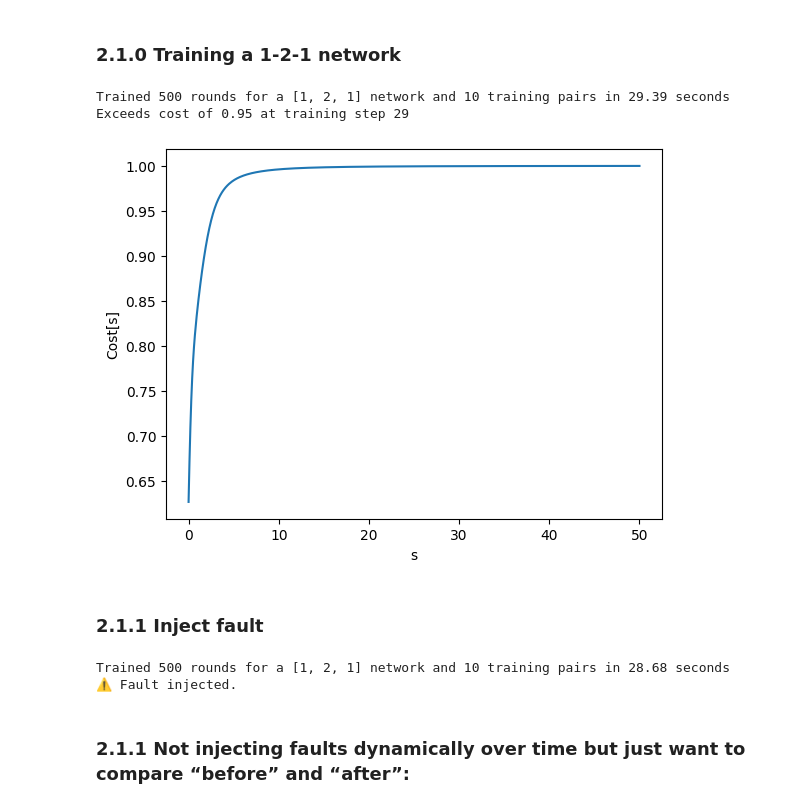
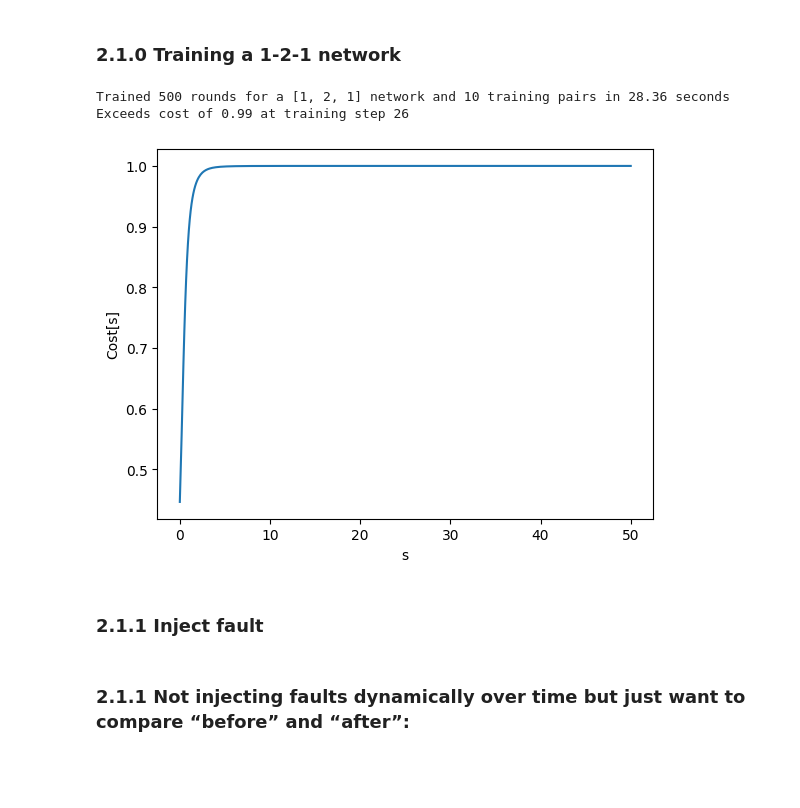
Before and after one commit to monahashemiii/QNN, a Jupyter notebook: DQNN_with_Fault_Injection.ipynb, the cells around one changed output. Saved outputs shown, nothing was run; the diff lists cells and outputs as text; code cells hidden in the pictures; blank space fills up the shorter version.

```diff
--- a/DQNN_with_Fault_Injection.ipynb
+++ b/DQNN_with_Fault_Injection.ipynb
@@ -644,21 +640,21 @@ def noisyDataTraining(qnnArch, initialUnitaries, trainingData, noisyData, lda, e
 # %%
 network121 = randomNetwork([1,2,1], 10)
 
 plotlist121, currentUnitaries, unitary_log = qnnTraining(network121[0], network121[1], network121[2], 1, 0.1, 500)
 
 for i in range(len(plotlist121[1])):
-    if plotlist121[1][i] >= 0.95:
-        print("Exceeds cost of 0.95 at training step "+str(i))
+    if plotlist121[1][i] >= 0.99:
+        print("Exceeds cost of 0.99 at training step "+str(i))
         break
 
 plt.plot(plotlist121[0], plotlist121[1])
 plt.xlabel("s")
 plt.ylabel("Cost[s]")
 plt.show()
 # %% [output]
-Trained 500 rounds for a [1, 2, 1] network and 10 training pairs in 29.39 seconds
-Exceeds cost of 0.95 at training step 29
+Trained 500 rounds for a [1, 2, 1] network and 10 training pairs in 28.36 seconds
+Exceeds cost of 0.99 at training step 26
-[figure, old version]
+[figure, new version]
 # %% [markdown]
 ### 2.1.1 Inject fault
 # %%
@@ -672,61 +668,47 @@ ep = 0.1
 
 plotlist121, currentUnitaries, unitary_log = qnnTraining(network121f[0], network121f[1], network121f[2], 1, ep, Rounds)
 
-# ---- Fault Injection ----
+# ---- Fault Definition----
 def flip_bit_in_float(val, bit):
     [d] = np.array([val], dtype=np.float32).view(np.uint32)
     d ^= 1 << bit
     return np.array([d], dtype=np.uint32).view(np.float32)[0]
 
-def inject_fault_in_unitary(unitaries, layer, unit, element, bit):
+def inject_fault_in_unitary(unitaries, layer, unit, element, bit, real):
     faulty_unitaries = unitaries.copy()
     faulty_unitaries = [layer.copy() if isinstance(layer, list) else layer for layer in unitaries]
     U = faulty_unitaries[layer][unit].full()
-    faulty_real = flip_bit_in_float(U[element[0], element[1]].real, bit)
-    U[element[0], element[1]] = faulty_real + 1j * U[element[0], element[1]].imag
+    if real == 'real':
+        faulty_real = flip_bit_in_float(U[element[0], element[1]].real, bit)
+        U[element[0], element[1]] = faulty_real + 1j * U[element[0], element[1]].imag
+    else:
+        faulty_real = flip_bit_in_float(U[element[0], element[1]].imag, bit)
+        U[element[0], element[1]] = U[element[0], element[1]].real + 1j * faulty_real
     faulty_unitaries[layer][unit] = qt.Qobj(U, dims=unitaries[layer][unit].dims)
     return faulty_unitaries
 
-faultyUnitaries = inject_fault_in_unitary(currentUnitaries, 1, 0, (0,0), 31)
+# ---- Fault Injection in Real----
+faultyUnitaries_real = inject_fault_in_unitary(currentUnitaries, 1, 0, (0,0), 31, 'real')
+faultyUnitaries_real_0 = inject_fault_in_unitary(currentUnitaries, 1, 0, (0,0), 0, 'real')
+faultyUnitaries_real_2 = inject_fault_in_unitary(currentUnitaries, 2, 0, (0,0), 31, 'real')
+faultyUnitaries_real_30 = inject_fault_in_unitary(currentUnitaries, 2, 0, (0,0), 30, 'real') #less resiliency rank1
+faultyUnitaries_real_30_1 = inject_fault_in_unitary(currentUnitaries, 1, 0, (0,0), 30, 'real') #less resiliency rank2
 
-if faultyUnitaries == currentUnitaries:
-    print("No fault injected.")
+if faultyUnitaries_real == currentUnitaries:
+    print("No fault injected in real.")
 else:
-    print("⚠️ Fault injected.")
+    print("⚠️ Fault injected in real.")
 
-# ---- Compute Cost ----
-#outputStates = []
-#s = 0
-#storedStates = feedforward(qnnArch, faultyUnitaries, trainingData)
-#for k in range(len(storedStates)):
-#  outputStates.append(storedStates[k][-1])
+# ---- Fault Injection in Imag----
+faultyUnitaries_imag = inject_fault_in_unitary(currentUnitaries, 1, 0, (0,0), 31, 'Imag')
+faultyUnitaries_imag_0 = inject_fault_in_unitary(currentUnitaries, 1, 0, (0,0), 0, 'Imag')
+faultyUnitaries_imag_2 = inject_fault_in_unitary(currentUnitaries, 2, 0, (0,0), 31, 'Imag')
+faultyUnitaries_imag_20 = inject_fault_in_unitary(currentUnitaries, 2, 0, (0,0), 0, 'Imag')
+faultyUnitaries_imag_30 = inject_fault_in_unitary(currentUnitaries, 1, 0, (0,0), 30, 'Imag')
 
-#plotlist121f = [[s], [costFunction(trainingData, outputStates)]]
-
-#for k in range(Rounds):
-#  storedStates = feedforward(qnnArch, faultyUnitaries, trainingData)
-#  ##outputStates = []
-#  for m in range(len(storedStates)):
-#    outputStates.append(storedStates[m][-1])
-#  s = s + ep
-#  plotlist121f[0].append(s)
-#  plotlist121f[1].append(costFunction(trainingData, outputStates))
-
-##def compute_cost(qnnArch, unitaries, training_data):
-##    costs = []
-##    for state_in, state_out_target in training_data:
-##        state_out_pred = feedforward(qnnArch, unitaries, training_data)
-##        fidelity = (state_out_pred.dag() * state_out_target).norm() ** 2
-##        cost = 1 - fidelity
-##        costs.append(cost)
-##    return costs
-
-#plt.plot(plotlist121f[0], plotlist121f[1])
-#plt.xlabel("s")
-#plt.ylabel("Cost_fault[s]")
-#plt.show()
+if faultyUnitaries_imag == currentUnitaries:
+    print("No fault injected in imag.")
+else:
+    print("⚠️ Fault injected in imag.")
-# %% [output]
-Trained 500 rounds for a [1, 2, 1] network and 10 training pairs in 28.68 seconds
-⚠️ Fault injected.
 # %% [markdown]
 ### 2.1.1 Not injecting faults dynamically over time but just want to compare “before” and “after”:
```
Also changed, not shown: parts of 6 cells of this notebook.
